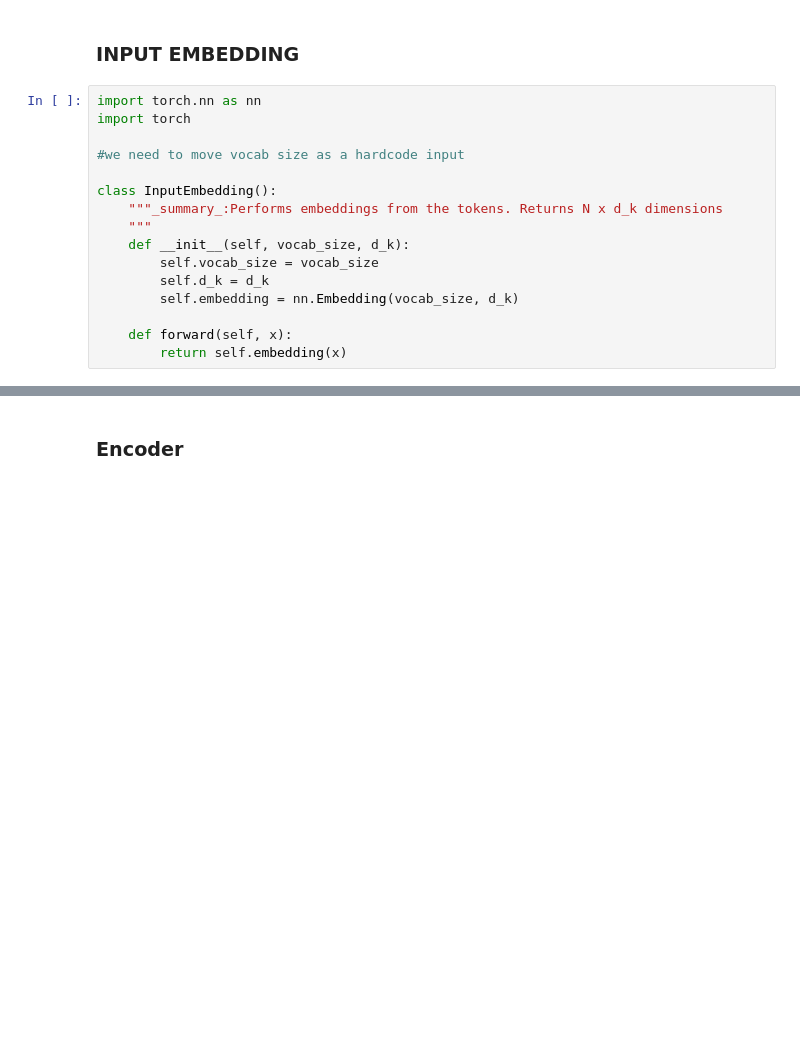
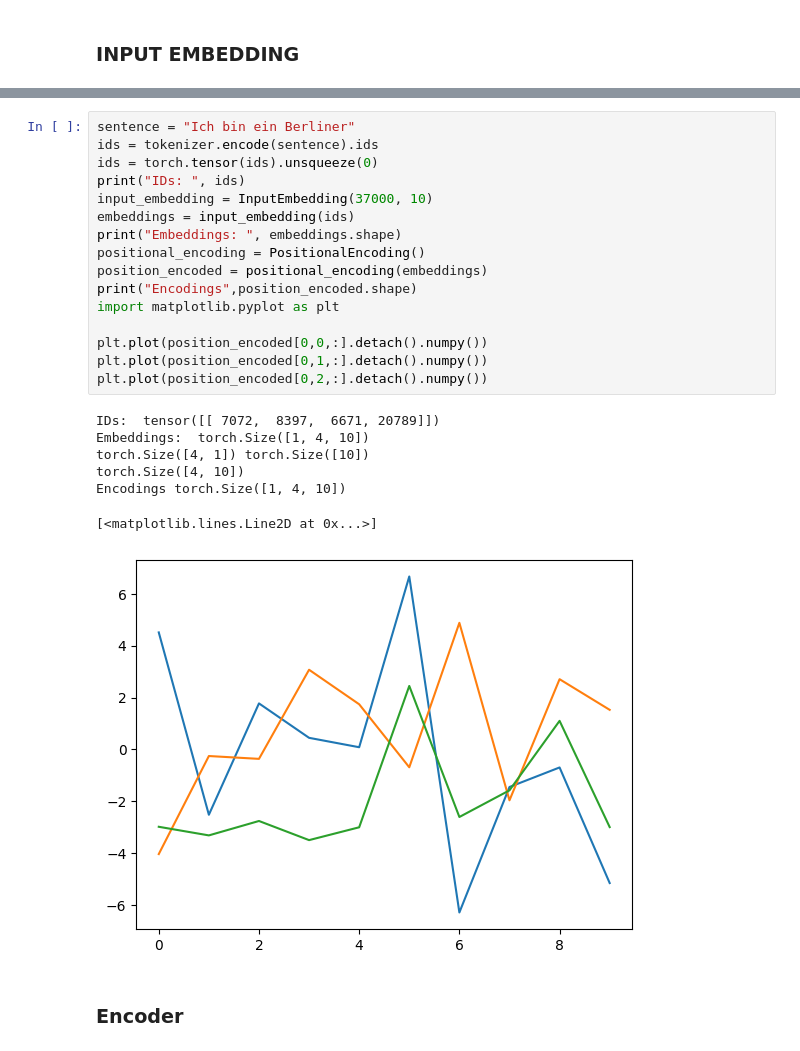
Before and after one commit to ignasiialemany/website_posts, a Jupyter notebook: attention_mechanism.ipynb, the cells around one changed output, grey strips where cells are left out. Cells and saved outputs as stored; diff of their text form; blank space fills up the shorter version.

Commit message:
Added position encoding and embeddings

```diff
--- a/attention_mechanism.ipynb
+++ b/attention_mechanism.ipynb
@@ -68,19 +68,3 @@ print(tokenizer.encode(sentence).tokens)
 ['Ich', 'bin', 'ein', 'Berliner']
 # %% [markdown]
 ### INPUT EMBEDDING
-# %%
-import torch.nn as nn
-import torch
-
-#we need to move vocab size as a hardcode input
-
-class InputEmbedding():
-    """_summary_:Performs embeddings from the tokens. Returns N x d_k dimensions
-    """
-    def __init__(self, vocab_size, d_k):
-        self.vocab_size = vocab_size
-        self.d_k = d_k
-        self.embedding = nn.Embedding(vocab_size, d_k)
-
-    def forward(self, x):
-        return self.embedding(x)
@@ -87,3 +111,27 @@ class InputEmbedding():
+# %%
+sentence = "Ich bin ein Berliner"
+ids = tokenizer.encode(sentence).ids
+ids = torch.tensor(ids).unsqueeze(0)
+print("IDs: ", ids)
+input_embedding = InputEmbedding(37000, 10)
+embeddings = input_embedding(ids)
+print("Embeddings: ", embeddings.shape)
+positional_encoding = PositionalEncoding()
+position_encoded = positional_encoding(embeddings)
+print("Encodings",position_encoded.shape)
+import matplotlib.pyplot as plt
+
+plt.plot(position_encoded[0,0,:].detach().numpy())
+plt.plot(position_encoded[0,1,:].detach().numpy())
+plt.plot(position_encoded[0,2,:].detach().numpy())
+# %% [output]
+IDs:  tensor([[ 7072,  8397,  6671, 20789]])
+Embeddings:  torch.Size([1, 4, 10])
+torch.Size([4, 1]) torch.Size([10])
+torch.Size([4, 10])
+Encodings torch.Size([1, 4, 10])
+[<matplotlib.lines.Line2D at 0x...>]
+[figure, added]
 # %% [markdown]
 ### Encoder
 # %%
```
Also changed, not shown: parts of 1 cell of this notebook.
